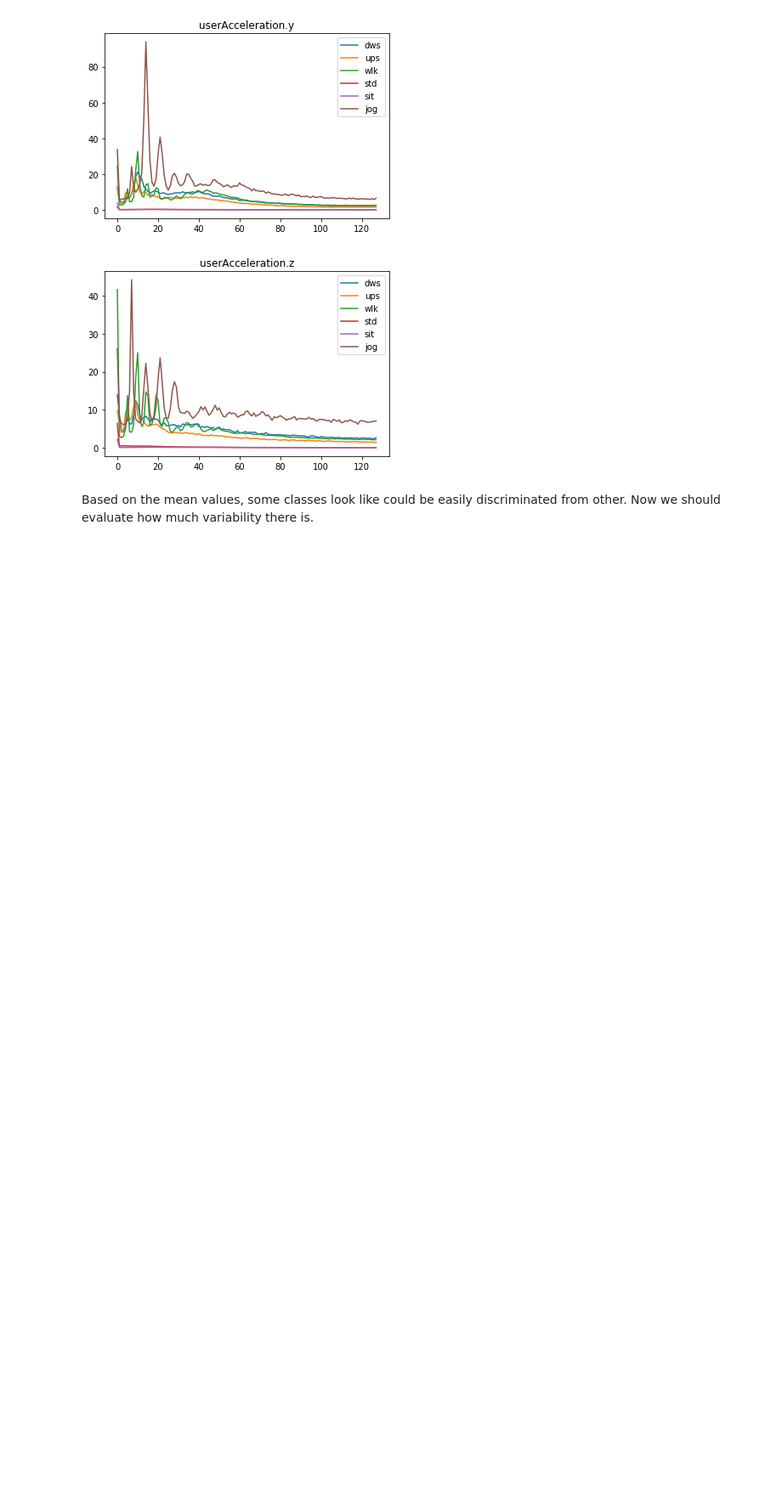
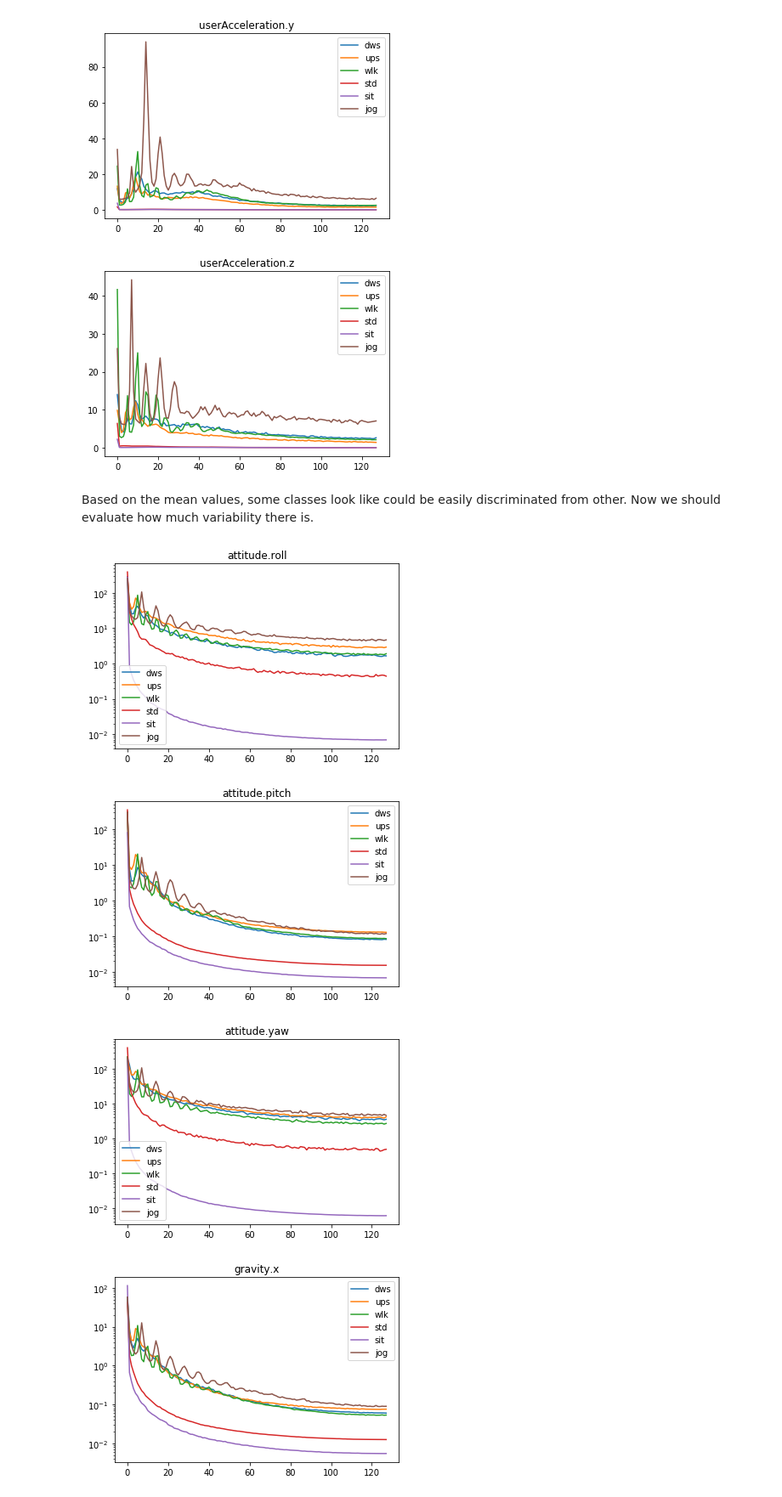
Before and after one commit to gio8tisu/HAR-timeseries-classification, a Jupyter notebook: Fourier.ipynb, the cells around one changed output. Shown at 85% size. Cells and saved outputs as stored; diff of their text form; code cells hidden in the pictures; blank space fills up the shorter version.

```diff
--- a/Fourier.ipynb
+++ b/Fourier.ipynb
@@ -153,3 +158,16 @@ for i, feature in enumerate(features):
 [figure]
 # %% [markdown]
 Based on the mean values, some classes look like could be easily discriminated from other. Now we should evaluate how much variability there is.
+# %%
+for i, feature in enumerate(features):
+    plt.figure()
+    plt.yscale('log')
+    plt.title(feature)
+    for class_ in feats_by_class:
+        plt.plot(np.mean(feats_by_class[class_], axis=0)[:, i], label=class_)
+    plt.legend()
+# %% [output]
+[figure, added]
+[figure, added]
+[figure, added]
+[figure, added]
```
Also changed, not shown: parts of 4 cells of this notebook, 3 other files.
